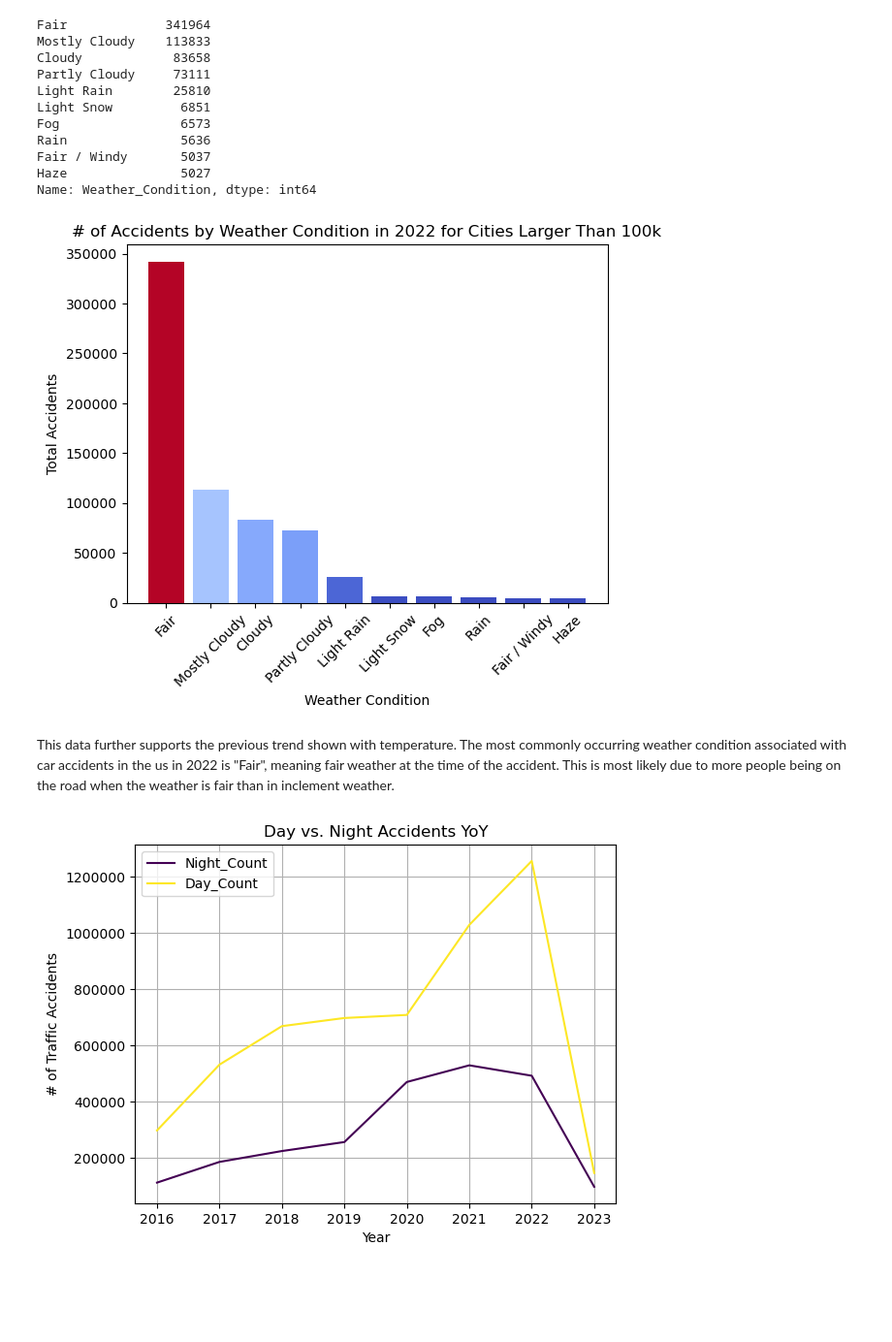
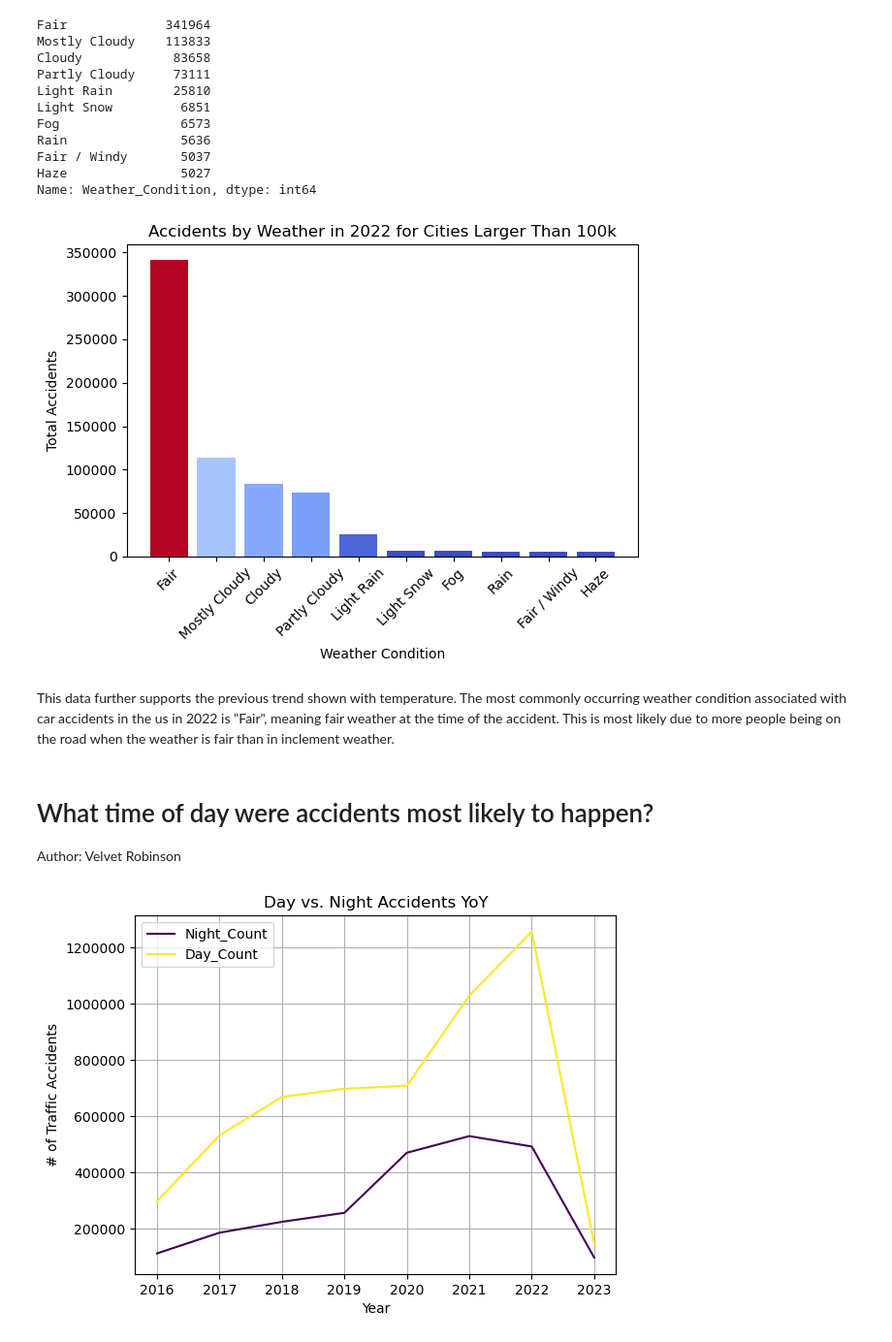
Before and after one commit to aspenjack/US-Transportation-Accidents, a Jupyter notebook: US_Traffic_Accidents_merged.ipynb, the cells around one changed output. Shown at 97% size. Drawn from its saved outputs; the diff is of its cells as text; code cells hidden in the pictures; blank space fills up the shorter version.

```diff
--- a/US_Traffic_Accidents_merged.ipynb
+++ b/US_Traffic_Accidents_merged.ipynb
@@ -967,21 +967,25 @@ Name: Weather_Condition, dtype: int64
 # %%
 #Create bar graph with title, labels, & colorscale
 
-x_axis=top_wx.index.tolist()
+x_axis = top_wx.index.tolist()
 y_axis = top_wx.tolist()
 
 my_cmap = plt.get_cmap("coolwarm")
 rescale = lambda y_axis: (y_axis - np.min(y_axis)) / (np.max(y_axis) - np.min(y_axis))
 plt.bar(x_axis,y_axis, color=my_cmap(rescale(y_axis)))
 plt.xticks(rotation=45)
-plt.title("# of Accidents by Weather Condition in 2022 for Cities Larger Than 100k")
+plt.title("Accidents by Weather in 2022 for Cities Larger Than 100k")
 plt.xlabel("Weather Condition")
 plt.ylabel("Total Accidents")
+plt.tight_layout()
 #Save as PNG
 plt.savefig("outputs/wx_condition_vs_accidents.png")
 plt.show()
 # %% [output]
-[figure, old version]
+[figure, new version]
 # %% [markdown]
 This data further supports the previous trend shown with temperature. The most commonly occurring weather condition associated with car accidents in the us in 2022 is "Fair", meaning fair weather at the time of the accident. This is most likely due to more people being on the road when the weather is fair than in inclement weather.
+# %% [markdown]
+# What time of day were accidents most likely to happen?
+Author: Velvet Robinson
 # %%
```
Also changed, not shown: parts of 1 cell of this notebook, 1 other file.
